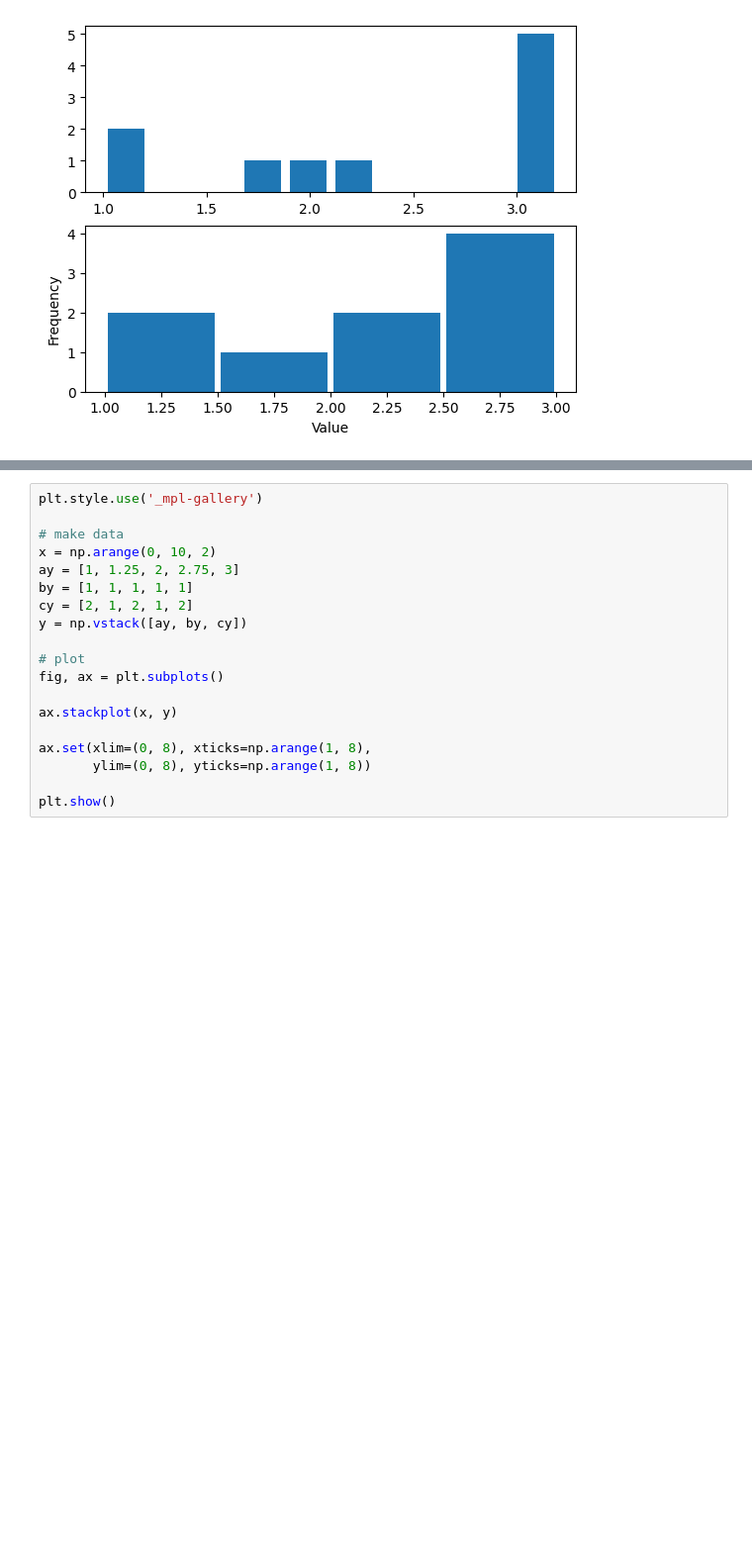
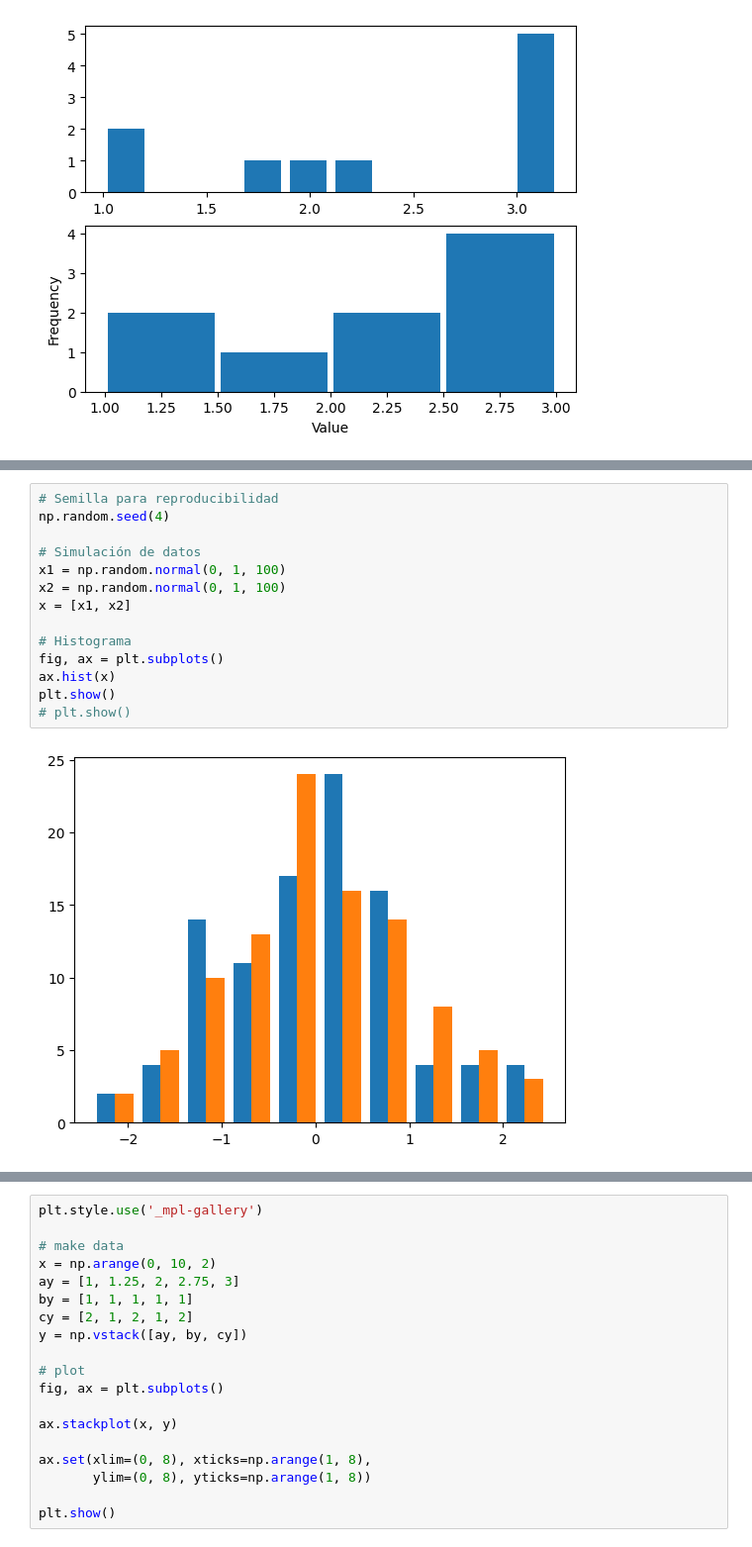
Before and after one commit to jorgenriquez/Inteligencia_artificial, a Jupyter notebook: Clase_02_Inteligencia_artificial.ipynb, the cells around one changed output, grey strips where cells are left out. Shown at 99% size. Cells and saved outputs as stored; diff of their text form; blank space fills up the shorter version.

```diff
--- a/Clase_02_Inteligencia_artificial.ipynb
+++ b/Clase_02_Inteligencia_artificial.ipynb
@@ -199,0 +242,16 @@ plt.show()
+# %%
+# Semilla para reproducibilidad
+np.random.seed(4)
+
+# Simulación de datos
+x1 = np.random.normal(0, 1, 100)
+x2 = np.random.normal(0, 1, 100)
+x = [x1, x2]
+
+# Histograma
+fig, ax = plt.subplots()
+ax.hist(x)
+plt.show()
+# plt.show()
+# %% [output]
+[figure, added]
```
Also changed, not shown: parts of 18 cells of this notebook.
